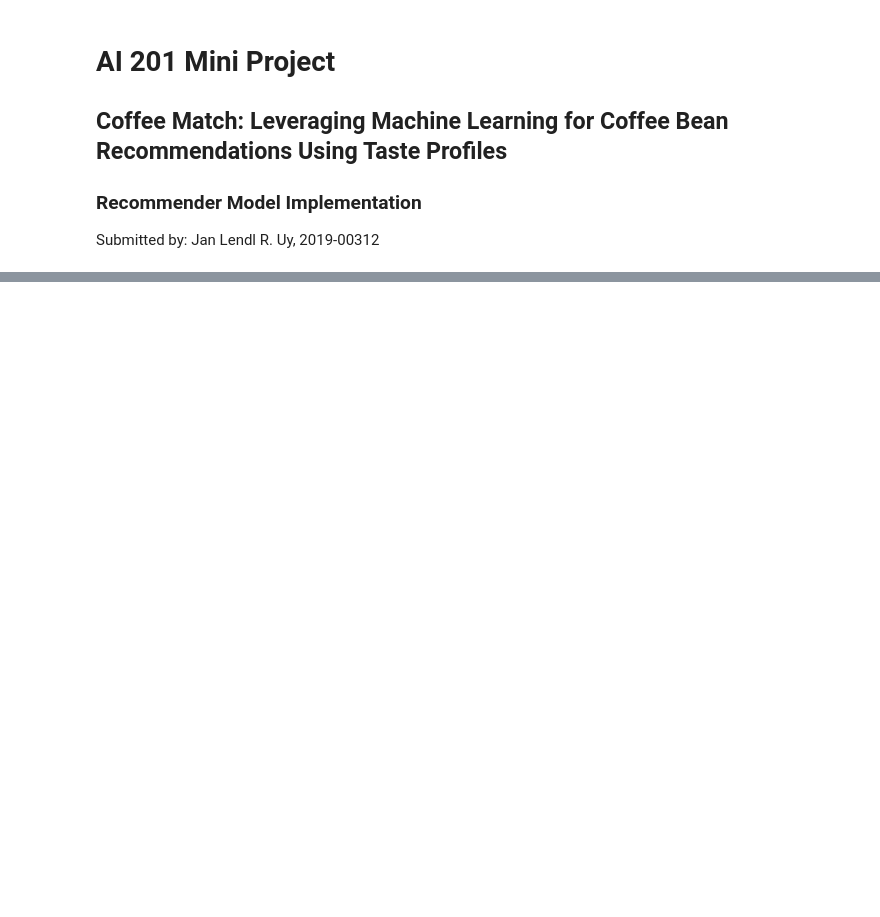
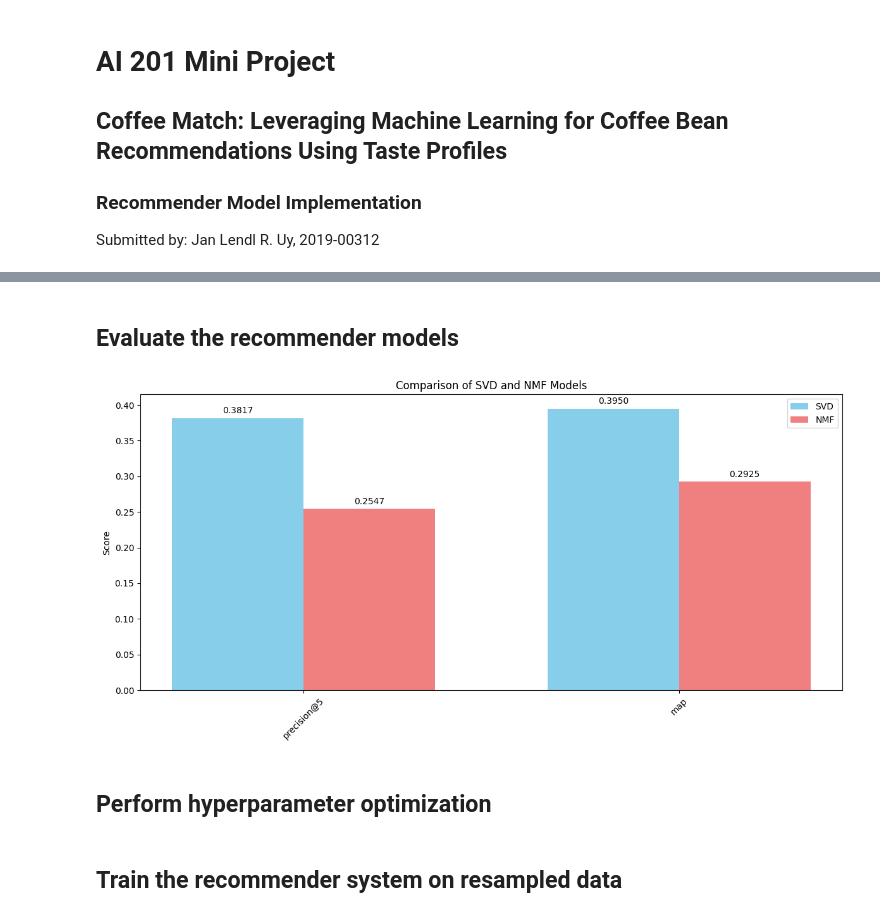
Before and after one commit to lendl-uy/ai201, a Jupyter notebook: mini_project/recommender.ipynb, the cells around one changed output, grey strips where cells are left out. Saved outputs shown, nothing was run; the diff lists cells and outputs as text; code cells hidden in the pictures; blank space fills up the shorter version.

```diff
--- a/mini_project/recommender.ipynb
+++ b/mini_project/recommender.ipynb
@@ -62,0 +40,12 @@ X_train_nmf = nmf.fit_transform(X_train_shifted)
+# %%
+# Define the same column names from the EDA notebook
+feature_cols = ['aroma', 'flavor', 'aftertaste', 'acidity', 'body',
+                'balance', 'uniformity', 'clean_cup', 'sweetness']
+label_cols = ['country_of_origin', 'variety', 'processing_method']
+# %%
+# Read the cleaned dataset
+loaded_df = pd.read_csv('datasets/preprocessed_coffee_data.csv')
+
+# Split into X and y using these column names
+X = loaded_df[feature_cols].to_numpy()
+y = loaded_df[label_cols].to_numpy()
@@ -62,0 +54,5 @@ X_train_nmf = nmf.fit_transform(X_train_shifted)
+# %%
+# Add stratification for better distribution of labels
+X_train, X_test, y_train, y_test = train_test_split(
+    X, y, test_size=0.2, random_state=0
+)
@@ -62,0 +192,2 @@ X_train_nmf = nmf.fit_transform(X_train_shifted)
+# %% [markdown]
+## Evaluate the recommender models
@@ -62,0 +402,30 @@ X_train_nmf = nmf.fit_transform(X_train_shifted)
+# %%
+# Scale the features
+std_scaler = StandardScaler()
+X_train_svd_scaled = std_scaler.fit_transform(X_train)
+X_test_svd_scaled = std_scaler.transform(X_test)
+
+# Scale the features (important for SVD and NMF)
+min_max_scaler = MinMaxScaler()
+X_train_nmf_scaled = min_max_scaler.fit_transform(X_train)
+X_test_nmf_scaled = min_max_scaler.transform(X_test)
+# %%
+# Train models
+svd, X_train_svd = train_svd(X_train_svd_scaled)
+nmf, X_train_nmf = train_nmf(X_train_nmf_scaled)
+
+# Evaluate models
+svd_metrics = evaluate_recommendations(
+    svd, X_train_svd_scaled, X_test_svd_scaled, y_train, y_test
+)
+nmf_metrics = evaluate_recommendations(
+    nmf, X_train_nmf_scaled, X_test_nmf_scaled, y_train, y_test,
+    is_nmf=True, minmax_scaler=min_max_scaler
+)
+
+# Plot comparison
+plot_metrics_comparison(svd_metrics, nmf_metrics)
+# %% [output]
+[figure, added]
+# %% [markdown]
+## Perform hyperparameter optimization
@@ -62,0 +676,2 @@ X_train_nmf = nmf.fit_transform(X_train_shifted)
+# %% [markdown]
+## Train the recommender system on resampled data
```
Also changed, not shown: parts of 22 cells of this notebook, 3 other files.
